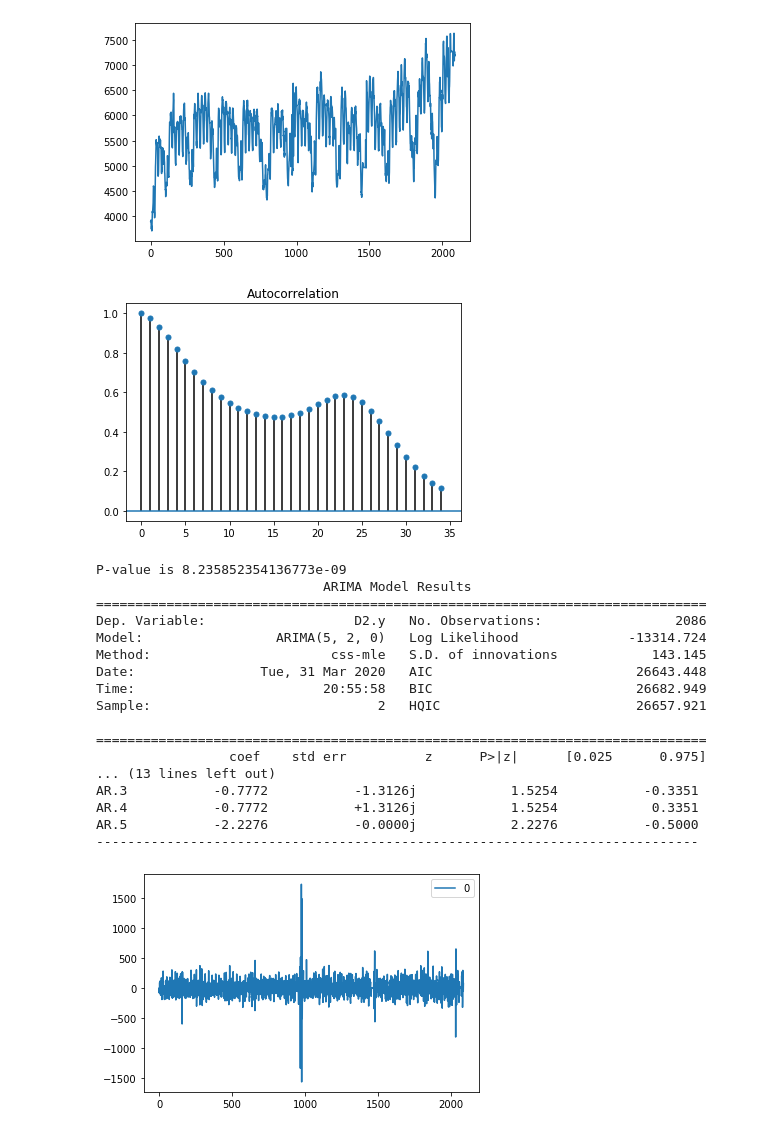
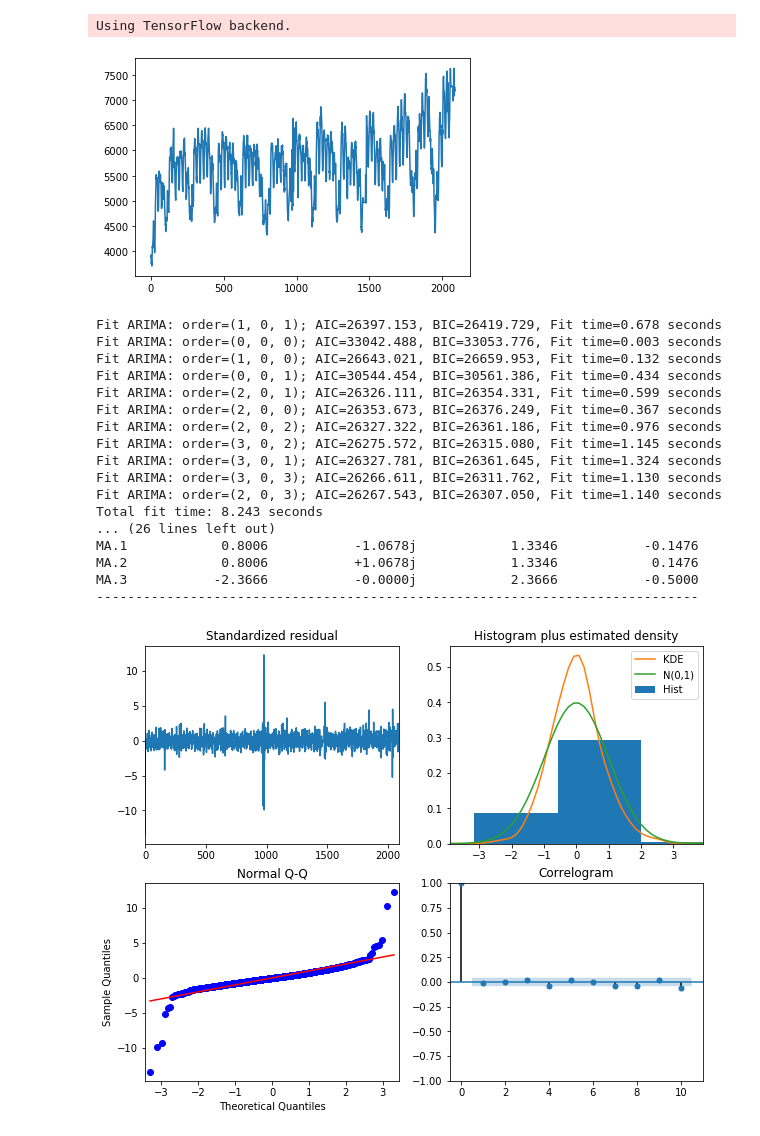
Before and after one commit to ERAUMECR/PML-06MTP-115, a Jupyter notebook: ARIMA_Demand.ipynb, the cells around one changed output. Saved outputs shown, nothing was run; the diff lists cells and outputs as text; code cells hidden in the pictures.

Commit message:
Forecast fundamental variables done

```diff
--- a/ARIMA_Demand.ipynb
+++ b/ARIMA_Demand.ipynb
@@ -2,69 +2,67 @@
 import pandas as pd
 from sklearn.preprocessing import StandardScaler
 import numpy as np
 from keras import regularizers
 from keras.constraints import maxnorm
 from sklearn.linear_model import Lasso
 from sklearn.metrics import mean_squared_error
 from math import sqrt
 from pandas.plotting import autocorrelation_plot
 import pandas as pd
 import numpy as np
 from statsmodels.tsa.stattools import acf, pacf
 from statsmodels.graphics.tsaplots import plot_acf, plot_pacf
 from statsmodels.tsa.stattools import adfuller
 from matplotlib import pyplot as plt
 from statsmodels.tsa.arima_process import ArmaProcess
 from statsmodels.tsa.arima_model import ARMA, ARIMA
+import pmdarima as pm
 
 
 # The models were done by hour using all the days of the week
 data = pd.read_excel("C:/Users/ERIC/Desktop/PML-06MTP-115/06MTP 01012020.xlsm",squeeze=True, sheet_name = 0)
 
 demand = data.iloc[:,2].values
 # Plot all the data
 plt.figure()
 plt.plot(demand)
 plt.show()
-# Plot autocorrelation function
-plot_acf(demand, alpha =1 )
+
+model = pm.auto_arima(demand, start_p=1, start_q=1,
+                      test='adf',       # use adftest to find optimal 'd'
+                      max_p=3, max_q=3, # maximum p and q
+                      m=1,              # frequency of series
+                      d=None,           # let model determine 'd'
+                      seasonal=False,   # No Seasonality
+                      start_P=0,
+                      D=0,
+                      trace=True,
+                      error_action='ignore',
+                      suppress_warnings=True,
+                      stepwise=True)
+
+print(model.summary())
+
+model.plot_diagnostics(figsize=(10,8))
 plt.show()
-#Dickey fuller test
-results = adfuller(demand)
-print("P-value is", results[1])
-# fit model
-model = ARIMA(demand, order=(5,2,0))
-model_fit = model.fit()
-print(model_fit.summary())
-# plot residual errors
-# there may still be some trend information not captured by the model.
-residuals = pd.DataFrame(model_fit.resid)
-residuals.plot()
-plt.show()
-# the errors are Gaussian
-residuals.plot(kind='kde')
-plt.show()
-# The distribution of the residual errors is displayed.
-# The results show that indeed there is a bias in the prediction (a non-zero mean in the residuals).
-print(residuals.describe())
 # %% [output]
+Using TensorFlow backend.
 [figure]
+Fit ARIMA: order=(1, 0, 1); AIC=26397.153, BIC=26419.729, Fit time=0.678 seconds
+Fit ARIMA: order=(0, 0, 0); AIC=33042.488, BIC=33053.776, Fit time=0.003 seconds
+Fit ARIMA: order=(1, 0, 0); AIC=26643.021, BIC=26659.953, Fit time=0.132 seconds
+Fit ARIMA: order=(0, 0, 1); AIC=30544.454, BIC=30561.386, Fit time=0.434 seconds
+Fit ARIMA: order=(2, 0, 1); AIC=26326.111, BIC=26354.331, Fit time=0.599 seconds
+Fit ARIMA: order=(2, 0, 0); AIC=26353.673, BIC=26376.249, Fit time=0.367 seconds
+Fit ARIMA: order=(2, 0, 2); AIC=26327.322, BIC=26361.186, Fit time=0.976 seconds
+Fit ARIMA: order=(3, 0, 2); AIC=26275.572, BIC=26315.080, Fit time=1.145 seconds
+Fit ARIMA: order=(3, 0, 1); AIC=26327.781, BIC=26361.645, Fit time=1.324 seconds
+Fit ARIMA: order=(3, 0, 3); AIC=26266.611, BIC=26311.762, Fit time=1.130 seconds
+Fit ARIMA: order=(2, 0, 3); AIC=26267.543, BIC=26307.050, Fit time=1.140 seconds
+Total fit time: 8.243 seconds
+... (26 lines left out)
+MA.1            0.8006           -1.0678j            1.3346           -0.1476
+MA.2            0.8006           +1.0678j            1.3346            0.1476
+MA.3           -2.3666           -0.0000j            2.3666           -0.5000
+-----------------------------------------------------------------------------
-[figure, old version]
+[figure, new version]
-P-value is 8.235852354136773e-09
-                             ARIMA Model Results
-==============================================================================
-Dep. Variable:                   D2.y   No. Observations:                 2086
-Model:                 ARIMA(5, 2, 0)   Log Likelihood              -13314.724
-Method:                       css-mle   S.D. of innovations            143.145
-Date:                Tue, 31 Mar 2020   AIC                          26643.448
-Time:                        20:55:58   BIC                          26682.949
-Sample:                             2   HQIC                         26657.921
-
-==============================================================================
-                 coef    std err          z      P>|z|      [0.025      0.975]
-... (13 lines left out)
-AR.3           -0.7772           -1.3126j            1.5254           -0.3351
-AR.4           -0.7772           +1.3126j            1.5254            0.3351
-AR.5           -2.2276           -0.0000j            2.2276           -0.5000
------------------------------------------------------------------------------
-[figure, removed]
```
Also changed, not shown: parts of 7 cells of this notebook, 4 other files.
